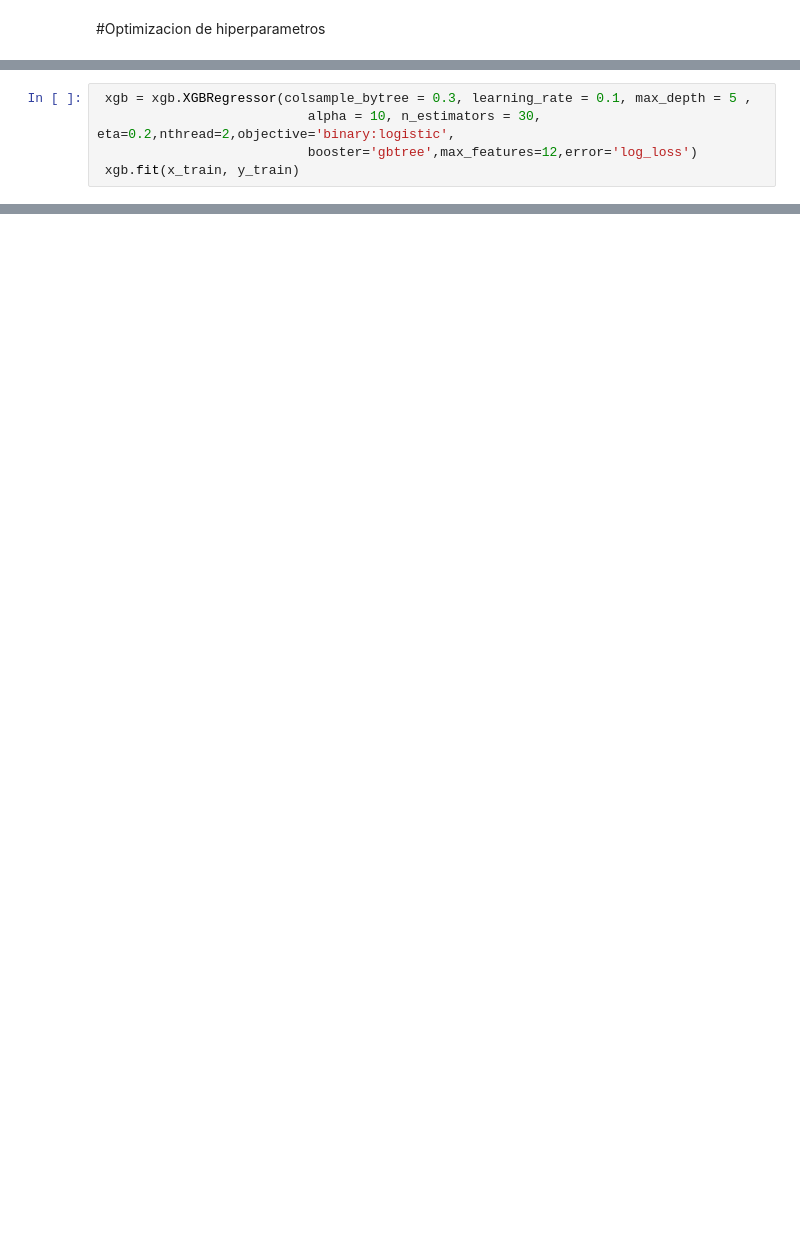
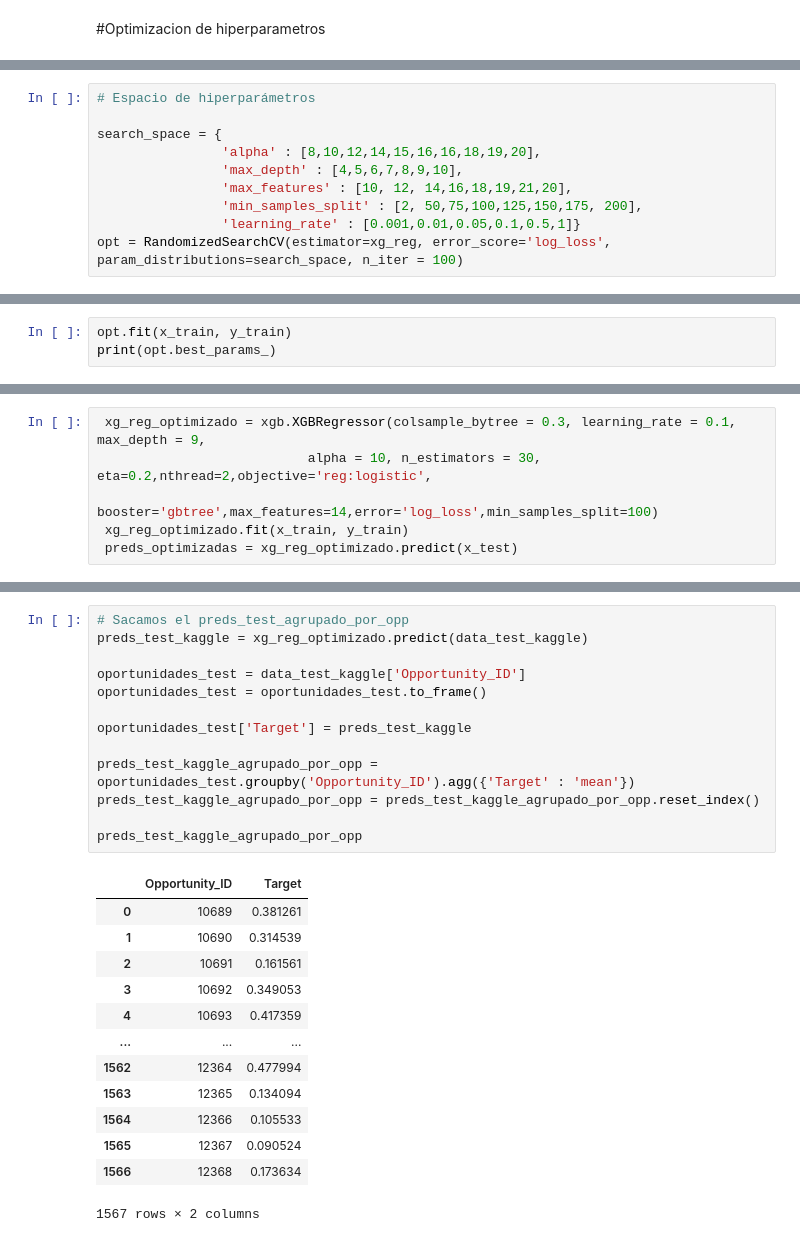
Before and after one commit to joaquinhojman/ArbolesDeDecision, a Jupyter notebook: XGBoost_with_RandomSearch.ipynb, the cells around one changed output, grey strips where cells are left out. Drawn from its saved outputs; the diff is of its cells as text; blank space fills up the shorter version.

```diff
--- a/XGBoost_with_RandomSearch.ipynb
+++ b/XGBoost_with_RandomSearch.ipynb
@@ -164,0 +161,10 @@ files.download('preds_testxgb.csv')
+# %%
+# Espacio de hiperparámetros
+
+search_space = {
+                'alpha' : [8,10,12,14,15,16,16,18,19,20],
+                'max_depth' : [4,5,6,7,8,9,10],
+                'max_features' : [10, 12, 14,16,18,19,21,20],
+                'min_samples_split' : [2, 50,75,100,125,150,175, 200],
+                'learning_rate' : [0.001,0.01,0.05,0.1,0.5,1]}
+opt = RandomizedSearchCV(estimator=xg_reg, error_score='log_loss', param_distributions=search_space, n_iter = 100)
@@ -164,0 +191,3 @@ files.download('preds_testxgb.csv')
+# %%
+opt.fit(x_train, y_train)
+print(opt.best_params_)
@@ -165,5 +196,6 @@ files.download('preds_testxgb.csv')
 # %%
- xgb = xgb.XGBRegressor(colsample_bytree = 0.3, learning_rate = 0.1, max_depth = 5 ,
-                           alpha = 10, n_estimators = 30, eta=0.2,nthread=2,objective='binary:logistic',
-                           booster='gbtree',max_features=12,error='log_loss')
- xgb.fit(x_train, y_train)
+ xg_reg_optimizado = xgb.XGBRegressor(colsample_bytree = 0.3, learning_rate = 0.1, max_depth = 9,
+                           alpha = 10, n_estimators = 30, eta=0.2,nthread=2,objective='reg:logistic',
+                           booster='gbtree',max_features=14,error='log_loss',min_samples_split=100)
+ xg_reg_optimizado.fit(x_train, y_train)
+ preds_optimizadas = xg_reg_optimizado.predict(x_test)
@@ -178,0 +232,27 @@ XGBRegressor(alpha=10, base_score=0.5, booster='gbtree', colsample_bylevel=1,
+# %%
+# Sacamos el preds_test_agrupado_por_opp
+preds_test_kaggle = xg_reg_optimizado.predict(data_test_kaggle)
+
+oportunidades_test = data_test_kaggle['Opportunity_ID']
+oportunidades_test = oportunidades_test.to_frame()
+
+oportunidades_test['Target'] = preds_test_kaggle
+
+preds_test_kaggle_agrupado_por_opp = oportunidades_test.groupby('Opportunity_ID').agg({'Target' : 'mean'})
+preds_test_kaggle_agrupado_por_opp = preds_test_kaggle_agrupado_por_opp.reset_index()
+
+preds_test_kaggle_agrupado_por_opp
+# %% [output]
+|  | Opportunity_ID | Target |
+| 0 | 10689 | 0.381261 |
+| 1 | 10690 | 0.314539 |
+| 2 | 10691 | 0.161561 |
+| 3 | 10692 | 0.349053 |
+| 4 | 10693 | 0.417359 |
+| ... | ... | ... |
+| 1562 | 12364 | 0.477994 |
+| 1563 | 12365 | 0.134094 |
+| 1564 | 12366 | 0.105533 |
+| 1565 | 12367 | 0.090524 |
+| 1566 | 12368 | 0.173634 |
+1567 rows × 2 columns
```
Also changed, not shown: parts of 23 cells of this notebook.
